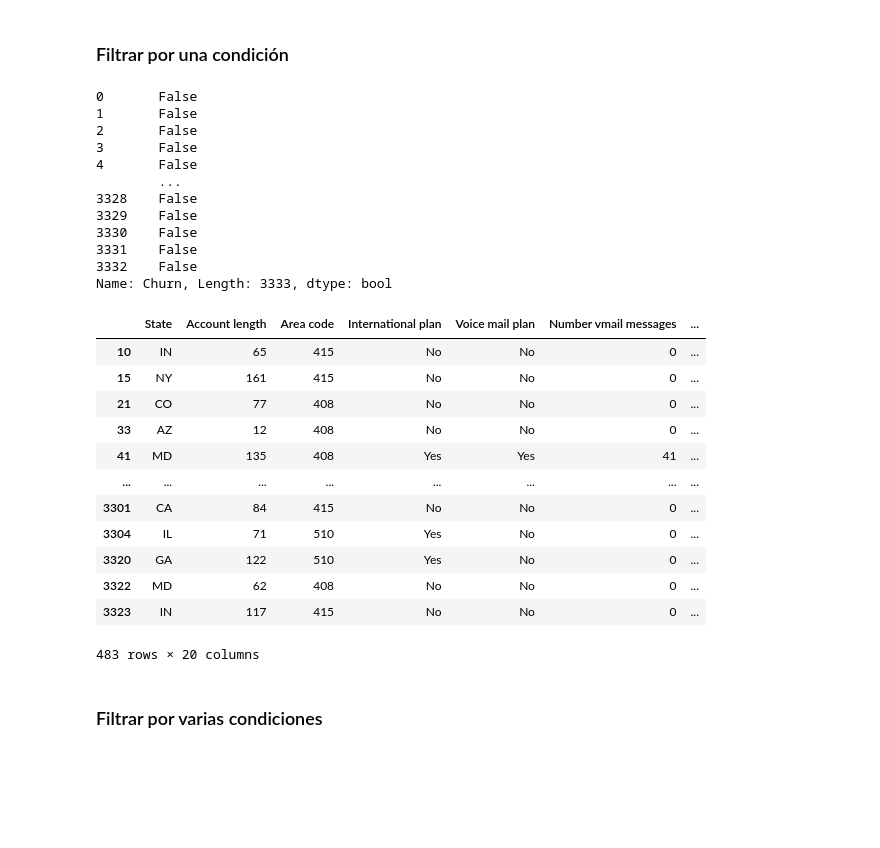
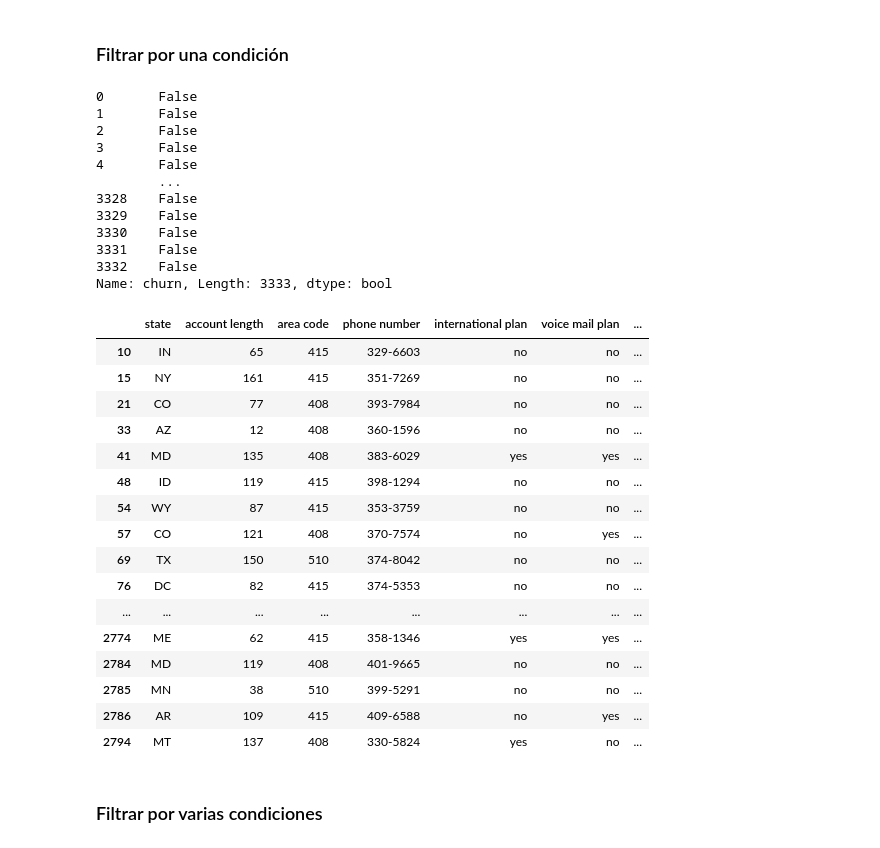
Before and after one commit to pbonillor/DATA_SCIENCE_CON_PYTHON, a Jupyter notebook: MODULO_I/pandas.ipynb, the cells around one changed output. Cells and saved outputs as stored; diff of their text form; code cells hidden in the pictures; blank space fills up the shorter version.

```diff
--- a/MODULO_I/pandas.ipynb
+++ b/MODULO_I/pandas.ipynb
@@ -285,7 +296,7 @@ df.pivot_table(['Total day calls', 'Total eve calls', 'Total night calls'],
 # %% [markdown]
 ### Filtrar por una condición
 # %%
-df['Churn']==True
+df['churn']==True
 # %% [output]
 0       False
 1       False
@@ -298,23 +309,27 @@ df['Churn']==True
 3330    False
 3331    False
 3332    False
-Name: Churn, Length: 3333, dtype: bool
+Name: churn, Length: 3333, dtype: bool
 # %%
-df[ df['Churn']==True ]
+df[ df['churn']==True ]
 # %% [output]
-|  | State | Account length | Area code | International plan | Voice mail plan | Number vmail messages | ... |
-| 10 | IN | 65 | 415 | No | No | 0 | ... |
-| 15 | NY | 161 | 415 | No | No | 0 | ... |
-| 21 | CO | 77 | 408 | No | No | 0 | ... |
-| 33 | AZ | 12 | 408 | No | No | 0 | ... |
-| 41 | MD | 135 | 408 | Yes | Yes | 41 | ... |
+|  | state | account length | area code | phone number | international plan | voice mail plan | ... |
+| 10 | IN | 65 | 415 | 329-6603 | no | no | ... |
+| 15 | NY | 161 | 415 | 351-7269 | no | no | ... |
+| 21 | CO | 77 | 408 | 393-7984 | no | no | ... |
+| 33 | AZ | 12 | 408 | 360-1596 | no | no | ... |
+| 41 | MD | 135 | 408 | 383-6029 | yes | yes | ... |
+| 48 | ID | 119 | 415 | 398-1294 | no | no | ... |
+| 54 | WY | 87 | 415 | 353-3759 | no | no | ... |
+| 57 | CO | 121 | 408 | 370-7574 | no | yes | ... |
+| 69 | TX | 150 | 510 | 374-8042 | no | no | ... |
+| 76 | DC | 82 | 415 | 374-5353 | no | no | ... |
 | ... | ... | ... | ... | ... | ... | ... | ... |
-| 3301 | CA | 84 | 415 | No | No | 0 | ... |
-| 3304 | IL | 71 | 510 | Yes | No | 0 | ... |
-| 3320 | GA | 122 | 510 | Yes | No | 0 | ... |
-| 3322 | MD | 62 | 408 | No | No | 0 | ... |
-| 3323 | IN | 117 | 415 | No | No | 0 | ... |
+| 2774 | ME | 62 | 415 | 358-1346 | yes | yes | ... |
+| 2784 | MD | 119 | 408 | 401-9665 | no | no | ... |
+| 2785 | MN | 38 | 510 | 399-5291 | no | no | ... |
+| 2786 | AR | 109 | 415 | 409-6588 | no | yes | ... |
+| 2794 | MT | 137 | 408 | 330-5824 | yes | no | ... |
-483 rows × 20 columns
 # %% [markdown]
 ### Filtrar por varias condiciones
 # %%
```
Also changed, not shown: parts of 24 cells of this notebook.
